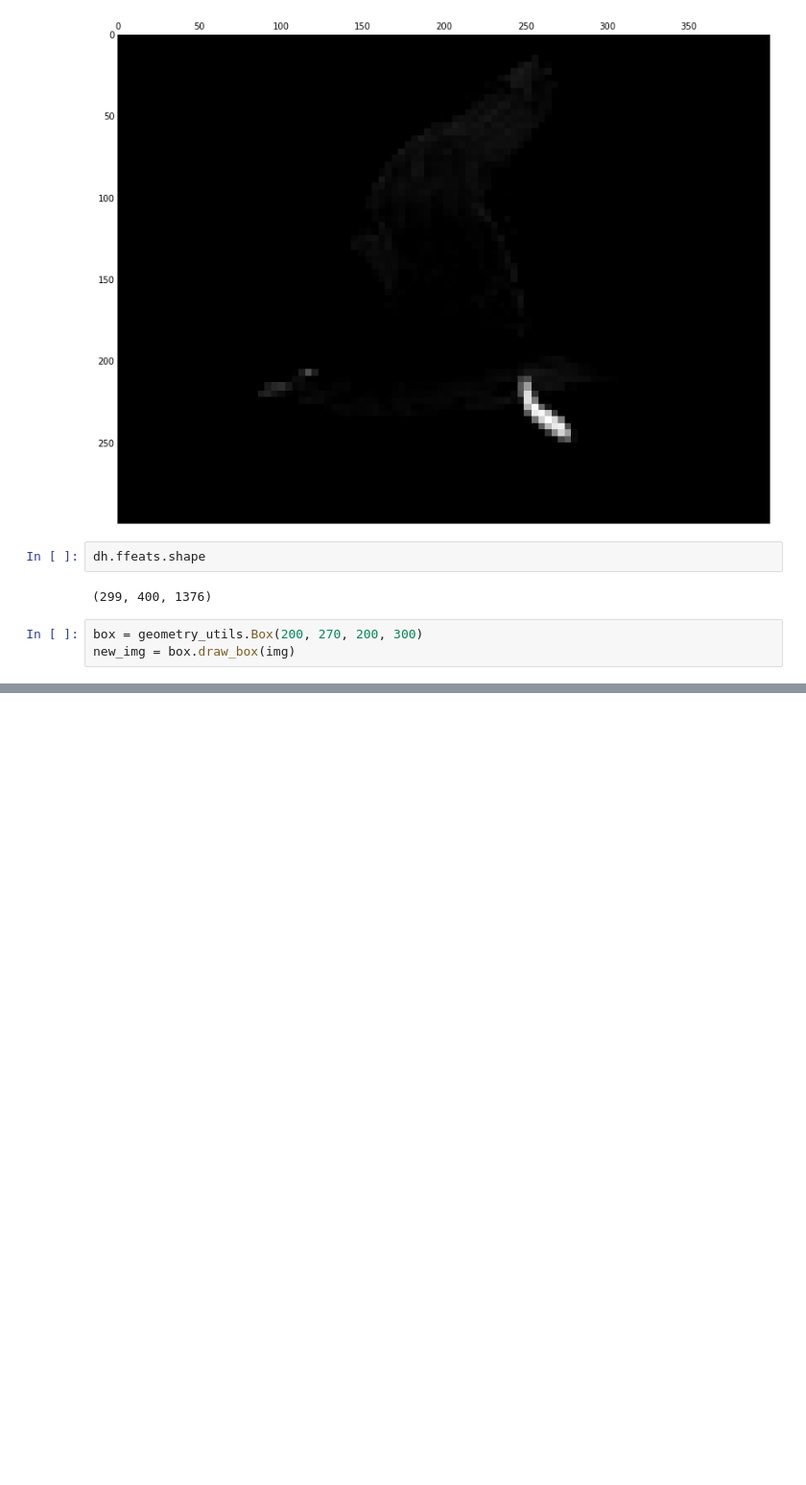
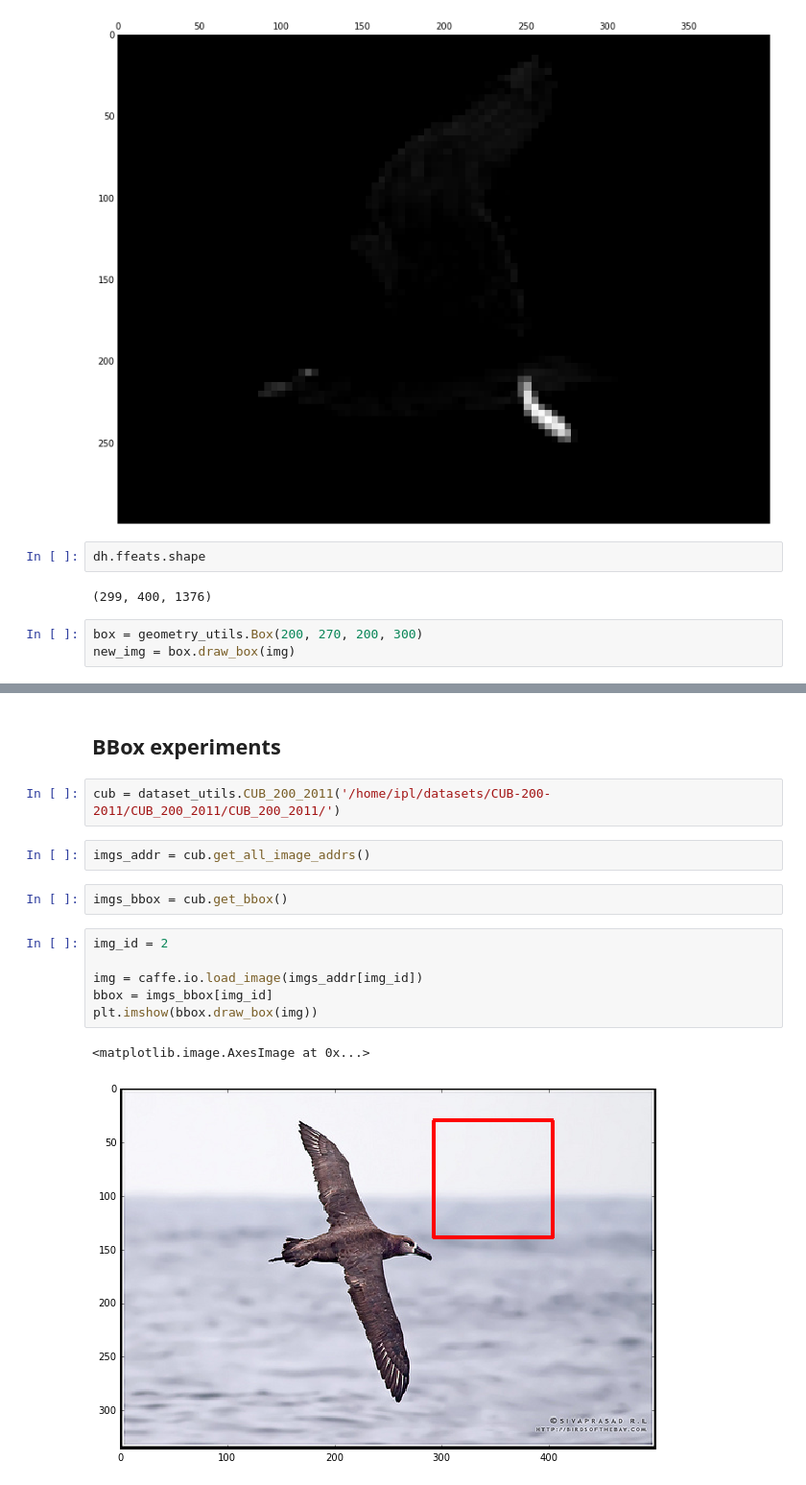
Before and after one commit to yassersouri/fast-bird-part-localization, a Jupyter notebook: experiments.ipynb, the cells around one changed output, grey strips where cells are left out. Shown: that part at 96% size. Drawn from its saved outputs; the diff is of its cells as text; blank space fills up the shorter version.

Commit message:
initial version of dataset_utils WIP

```diff
--- a/experiments.ipynb
+++ b/experiments.ipynb
@@ -93,0 +96,17 @@ plt.show()
+# %% [markdown]
+## BBox experiments
+# %%
+cub = dataset_utils.CUB_200_2011('/home/ipl/datasets/CUB-200-2011/CUB_200_2011/CUB_200_2011/')
+# %%
+imgs_addr = cub.get_all_image_addrs()
+# %%
+imgs_bbox = cub.get_bbox()
+# %%
+img_id = 2
+
+img = caffe.io.load_image(imgs_addr[img_id])
+bbox = imgs_bbox[img_id]
+plt.imshow(bbox.draw_box(img))
+# %% [output]
+<matplotlib.image.AxesImage at 0x...>
+[figure, added]
```
Also changed, not shown: parts of 3 cells of this notebook, 2 other files.
